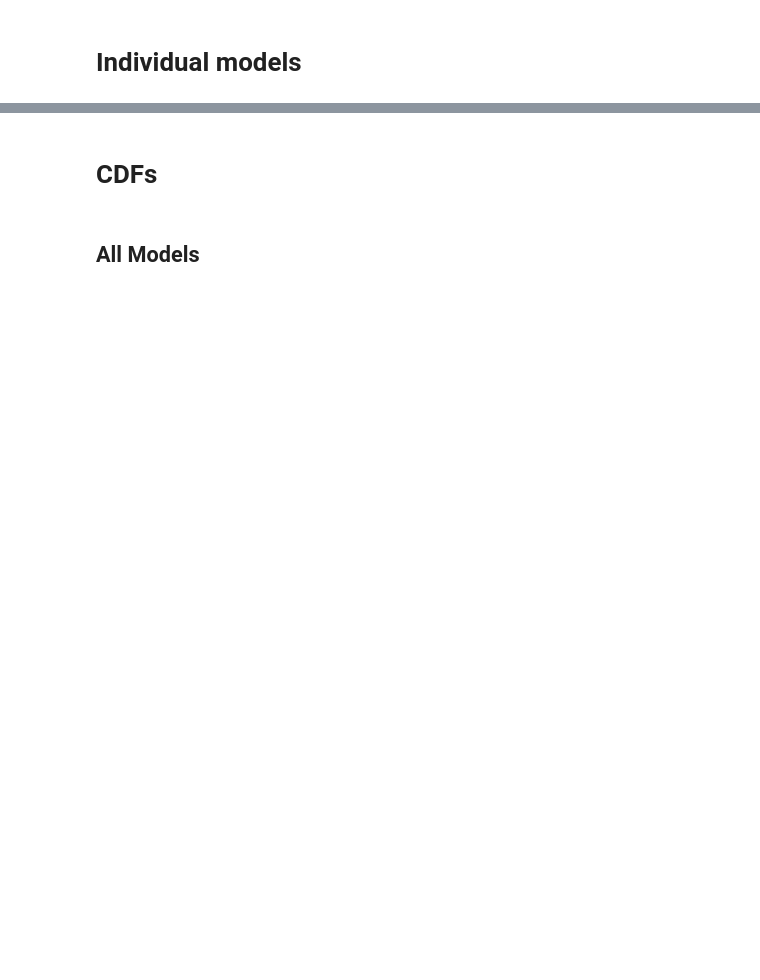
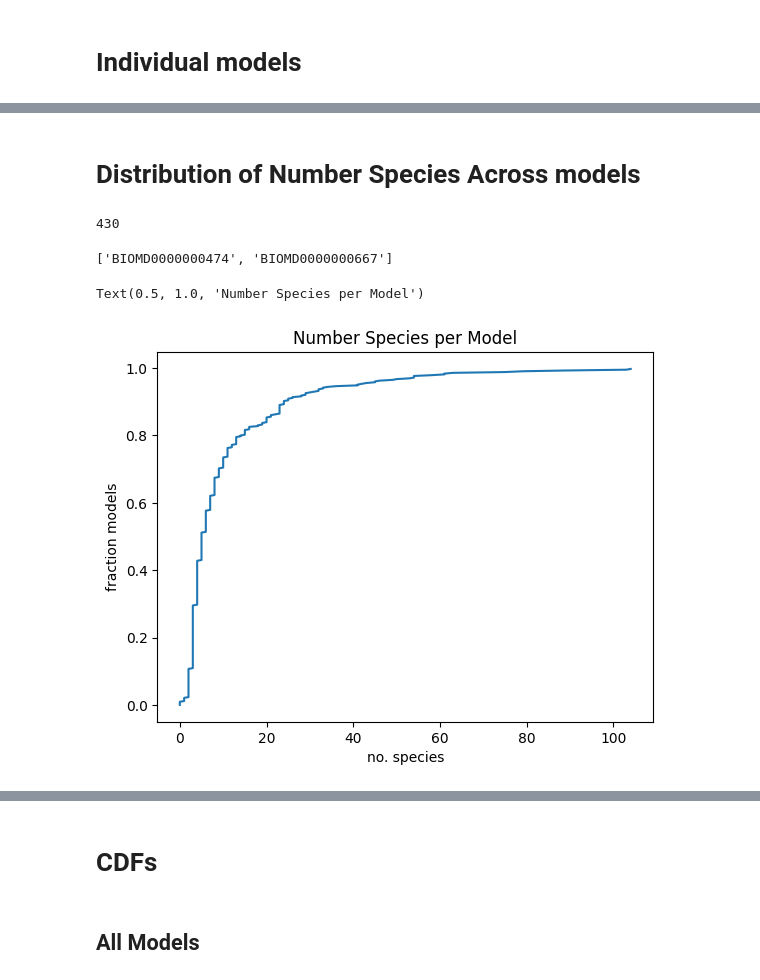
Before and after one commit to ModelEngineering/linearity_analysis, a Jupyter notebook: notebooks/piecewise_predictions.ipynb, the cells around one changed output, grey strips where cells are left out. Drawn from its saved outputs; the diff is of its cells as text; code cells hidden in the pictures; blank space fills up the shorter version.

```diff
--- a/notebooks/piecewise_predictions.ipynb
+++ b/notebooks/piecewise_predictions.ipynb
@@ -61,0 +46,13 @@ for model_num in [1045]:
+# %% [markdown]
+# Distribution of Number Species Across models
+# %%
+num_species_dct = {}
+for item in TimecourseIterator():
+    num_species_dct.update({item.model_name: len(item.timecourse.timecourse_df.columns)})
+len(num_species_dct)
+# %% [output]
+430
+# %%
+[m for m, s in num_species_dct.items() if s > 100]
+# %% [output]
+['BIOMD0000000474', 'BIOMD0000000667']
@@ -61,0 +61,10 @@ for model_num in [1045]:
+# %%
+values = np.sort(list(num_species_dct.values()))
+yv = np.array(range(len(values)))/len(values)
+plt.plot(values, yv)
+plt.xlabel("no. species")
+plt.ylabel("fraction models")
+plt.title("Number Species per Model")
+# %% [output]
+Text(0.5, 1.0, 'Number Species per Model')
+[figure, added]
```
Also changed, not shown: parts of 14 cells of this notebook, 2 other files.
